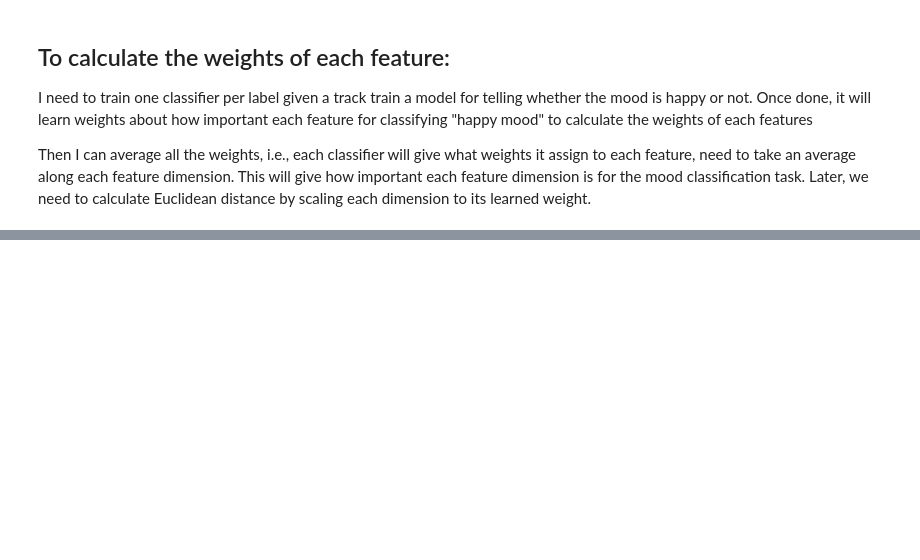
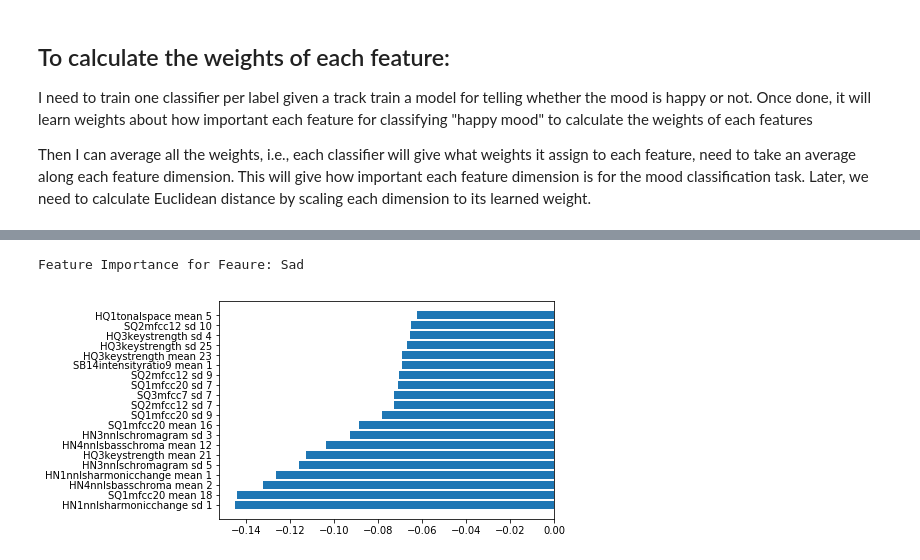
Before and after one commit to yardstick17/linear_models, a Jupyter notebook: ridge_classifier/classifier.ipynb, the cells around one changed output, grey strips where cells are left out. Cells and saved outputs as stored; diff of their text form; code cells hidden in the pictures; blank space fills up the shorter version.

```diff
--- a/ridge_classifier/classifier.ipynb
+++ b/ridge_classifier/classifier.ipynb
@@ -139,0 +162,5 @@ Then I can average all the weights, i.e., each classifier will give what weights
+# %%
+label_feature_importances('Sad')
+# %% [output]
+Feature Importance for Feaure: Sad
+[figure, added]
```
Also changed, not shown: parts of 18 cells of this notebook, 1 other file.
